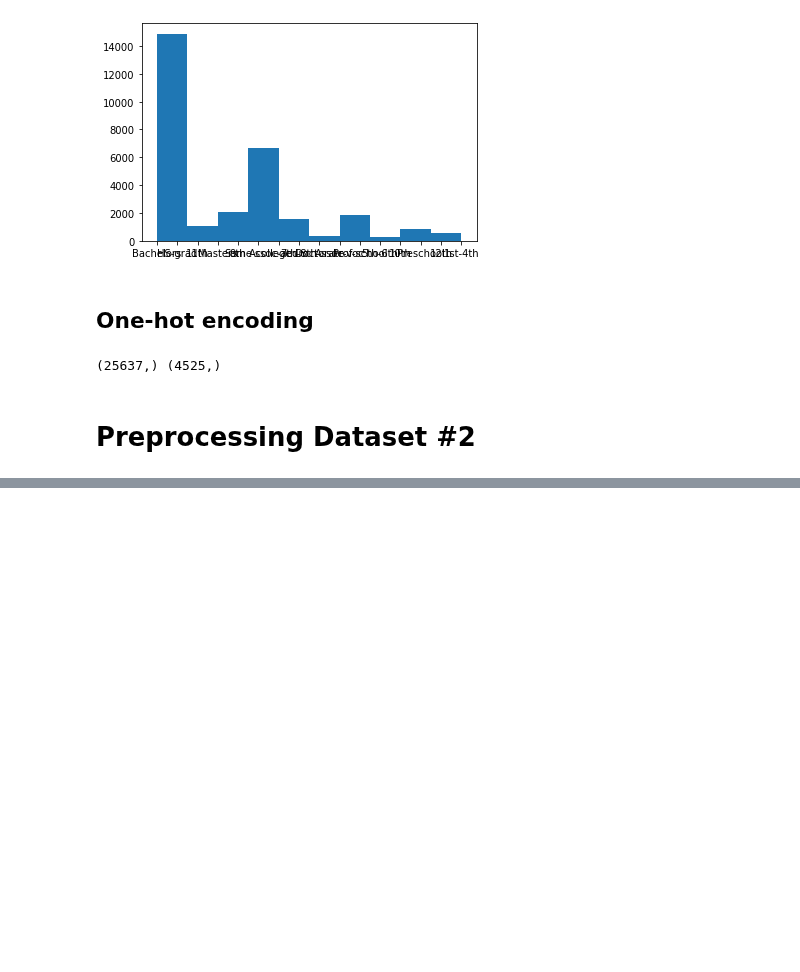
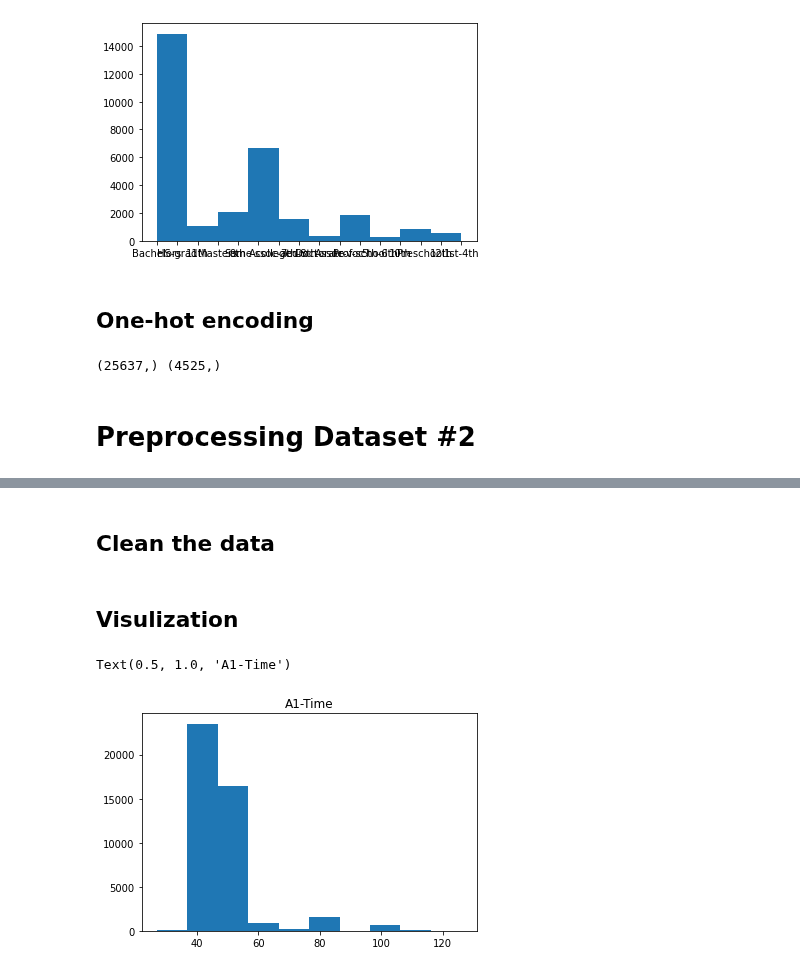
Before and after one commit to emmacona/COMP551-A1-KNN-and-Decision-tree-optimization, a Jupyter notebook: notebook.ipynb, the cells around one changed output, grey strips where cells are left out. Drawn from its saved outputs; the diff is of its cells as text; code cells hidden in the pictures; blank space fills up the shorter version.

Commit message:
dataset 2 preprocessing done

```diff
--- a/notebook.ipynb
+++ b/notebook.ipynb
@@ -99,0 +133,7 @@ test_encoded_1 = encoder.transform(X_test)
+# %%
+import pandas as pd
+
+# 1. Load the datasets into Pandas dataframes
+names2=['A1-Time','A2','A3','A4','A5','A6','A7','A8','A9','LABEL']
+dataset2 = pd.read_csv('shuttle_trn.csv', index_col=False, names=names2, sep=' ', engine='python')
+print(dataset2)
@@ -99,0 +155,2 @@ test_encoded_1 = encoder.transform(X_test)
+# %% [markdown]
+## Clean the data
@@ -99,0 +160,2 @@ test_encoded_1 = encoder.transform(X_test)
+# %% [markdown]
+## Visulization
@@ -99,0 +166,6 @@ test_encoded_1 = encoder.transform(X_test)
+# %%
+plt.hist(dataset2['A1-Time'], histtype='bar')
+plt.title("A1-Time")
+# %% [output]
+Text(0.5, 1.0, 'A1-Time')
+[figure, added]
```
Also changed, not shown: parts of 18 cells of this notebook, 1 other file.
